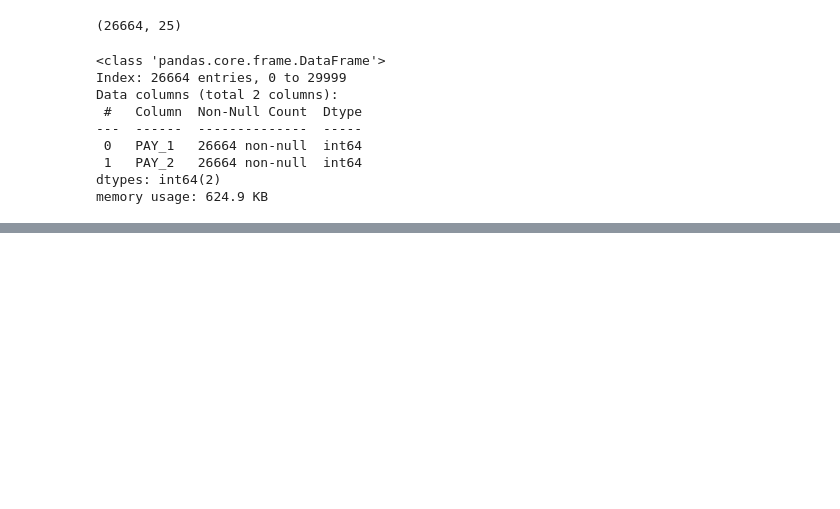
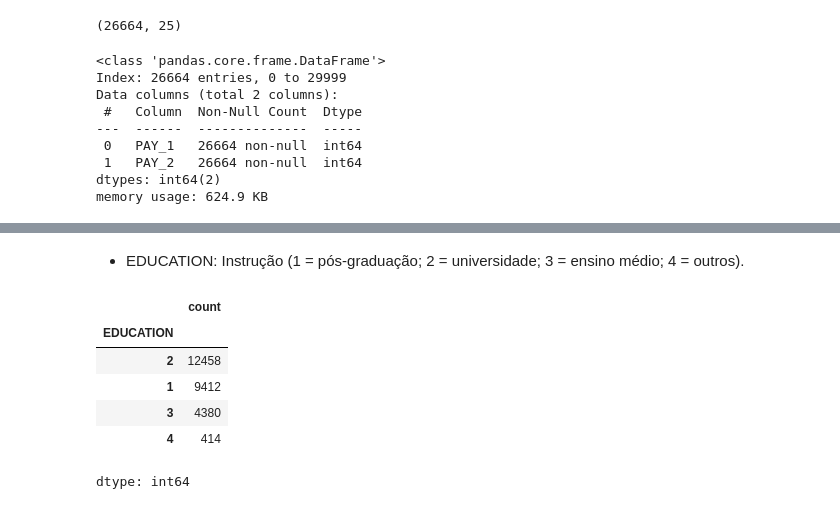
Before and after one commit to Mustasheep/Clientes-Inadimplentes, a Jupyter notebook: defaulting_client.ipynb, the cells around one changed output, grey strips where cells are left out. Saved outputs shown, nothing was run; the diff lists cells and outputs as text; code cells hidden in the pictures; blank space fills up the shorter version.

```diff
--- a/defaulting_client.ipynb
+++ b/defaulting_client.ipynb
@@ -252,0 +313,14 @@ memory usage: 624.9 KB
+# %% [markdown]
+* EDUCATION: Instrução (1 = pós-graduação; 2 = universidade; 3 = ensino médio; 4 = outros).
+# %%
+# Agrupamento das instruções acima de 4 e 0, atribuindo como 'outros'
+df_clean_2.replace({'EDUCATION': {0: 4, 5: 4, 6: 4}}, inplace=True)
+df_clean_2["EDUCATION"].value_counts()
+# %% [output]
+|  | count |
+| EDUCATION |  |
+| 2 | 12458 |
+| 1 | 9412 |
+| 3 | 4380 |
+| 4 | 414 |
+dtype: int64
```
Also changed, not shown: parts of 14 cells of this notebook.
